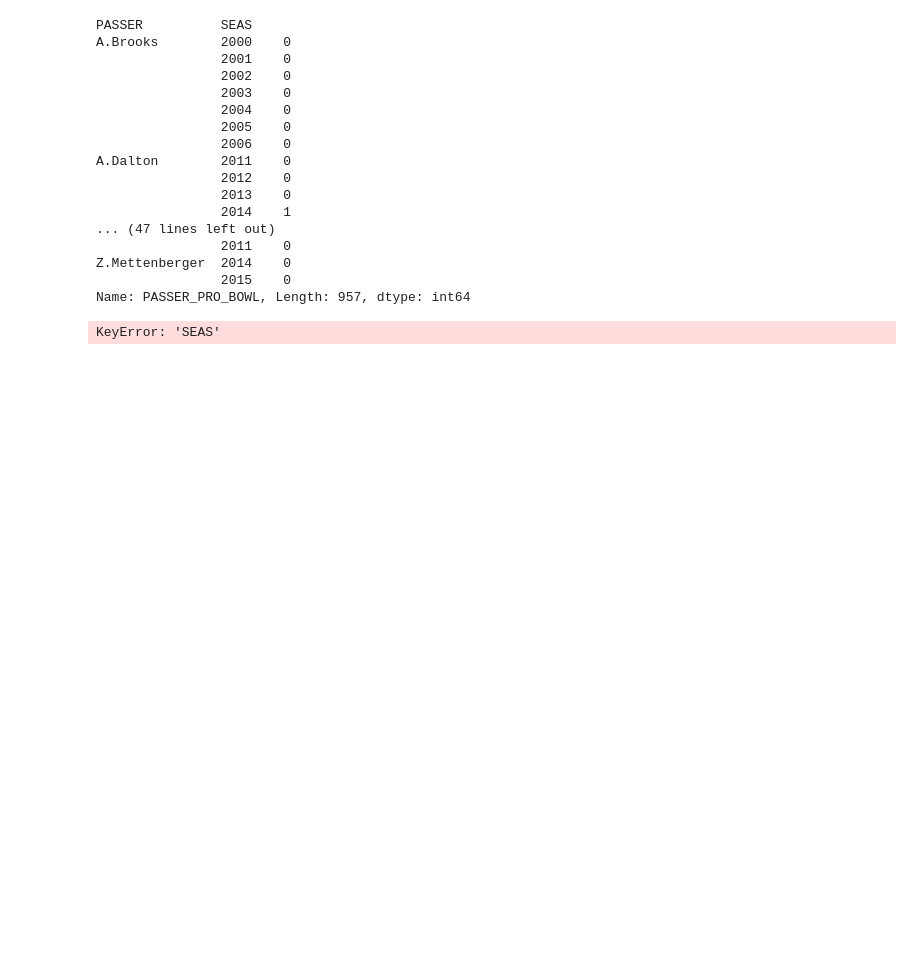
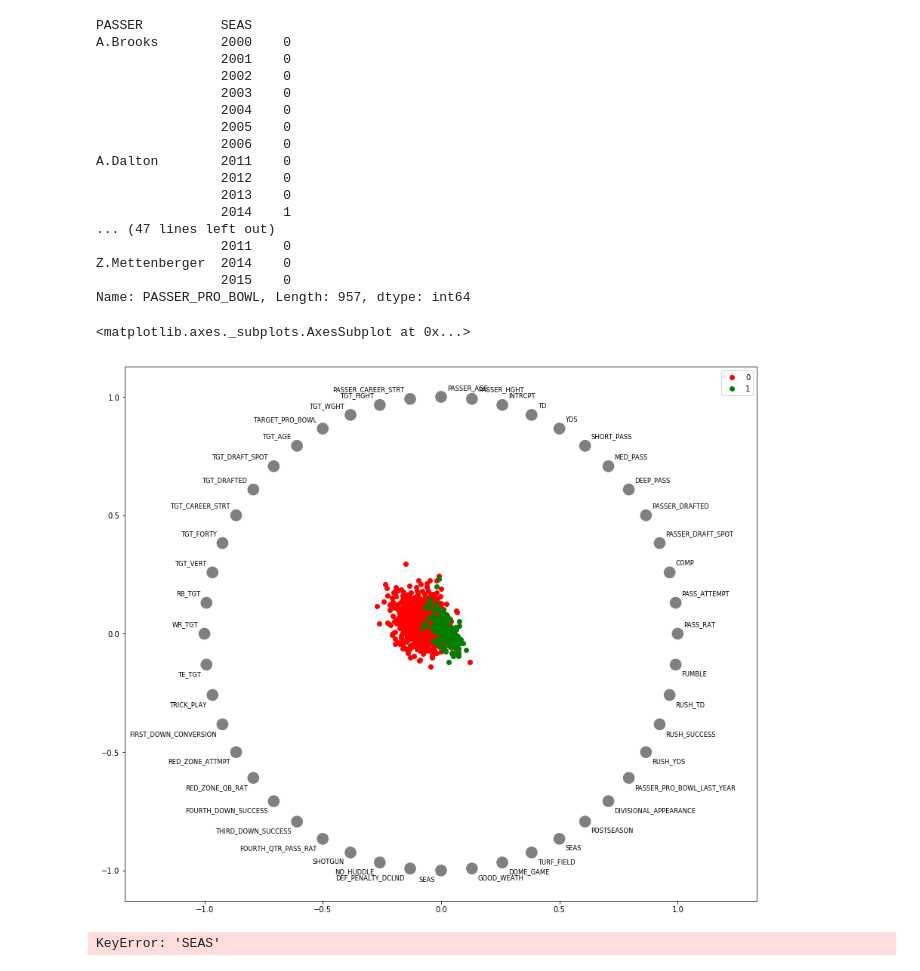
Before and after one commit to georgetown-analytics/Data-Blitz, a Jupyter notebook: ProBowlPasserModel_Final.ipynb, the cells around one changed output. Drawn from its saved outputs; the diff is of its cells as text; code cells hidden in the pictures; blank space fills up the shorter version.

```diff
--- a/ProBowlPasserModel_Final.ipynb
+++ b/ProBowlPasserModel_Final.ipynb
@@ -1393,6 +1396,64 @@ A.Dalton        2011    0
 Z.Mettenberger  2014    0
                 2015    0
 Name: PASSER_PRO_BOWL, Length: 957, dtype: int64
+# %%
+df_passer_by_season_radviz = DataFrame(model_data).apply(pd.to_numeric)
+from pandas.plotting import radviz
+plt.figure(figsize=(15,13))
+radviz(df_passer_by_season_radviz[[
+    'PASSER_PRO_BOWL',
+    'PASS_RAT',
+    'PASS_ATTEMPT',
+    'COMP',
+    'PASSER_DRAFT_SPOT',
+    'PASSER_DRAFTED',
+    'DEEP_PASS',
+    'MED_PASS',
+    'SHORT_PASS',
+    'YDS',
+    'TD',
+    'INTRCPT',
+    'PASSER_HGHT',
+    'PASSER_AGE',
+    'PASSER_CAREER_STRT',
+    'TGT_HGHT',
+    'TGT_WGHT',
+    'TARGET_PRO_BOWL',
+    'TGT_AGE',
+    'TGT_DRAFT_SPOT',
+    'TGT_DRAFTED',
+    'TGT_CAREER_STRT',
+    'TGT_FORTY',
+    'TGT_VERT',
+    'RB_TGT',
+    'WR_TGT',
+    'TE_TGT',
+    'TRICK_PLAY',
+    'FIRST_DOWN_CONVERSION',
+    'RED_ZONE_ATTMPT',
+    'RED_ZONE_QB_RAT',
+    'FOURTH_DOWN_SUCCESS',
+    'THIRD_DOWN_SUCCESS',
+    'FOURTH_QTR_PASS_RAT',
+    'SHOTGUN',
+    'NO_HUDDLE',
+    'DEF_PENALTY_DCLND',
+    'SEAS',
+    'GOOD_WEATH',
+    'DOME_GAME',
+    'TURF_FIELD',
+    'SEAS',
+    'POSTSEASON',
+    'DIVISIONAL_APPEARANCE',
+    'PASSER_PRO_BOWL_LAST_YEAR',
+    'RUSH_YDS',
+    'RUSH_SUCCESS',
+    'RUSH_TD',
+    'FUMBLE'
+]], 'PASSER_PRO_BOWL', color=['red','green'])
+# %% [output]
+<matplotlib.axes._subplots.AxesSubplot at 0x...>
+[figure, added]
 # %%
 
 df_passer_by_season_radviz = model_data
```
Also changed, not shown: parts of 7 cells of this notebook, 1 other file.
